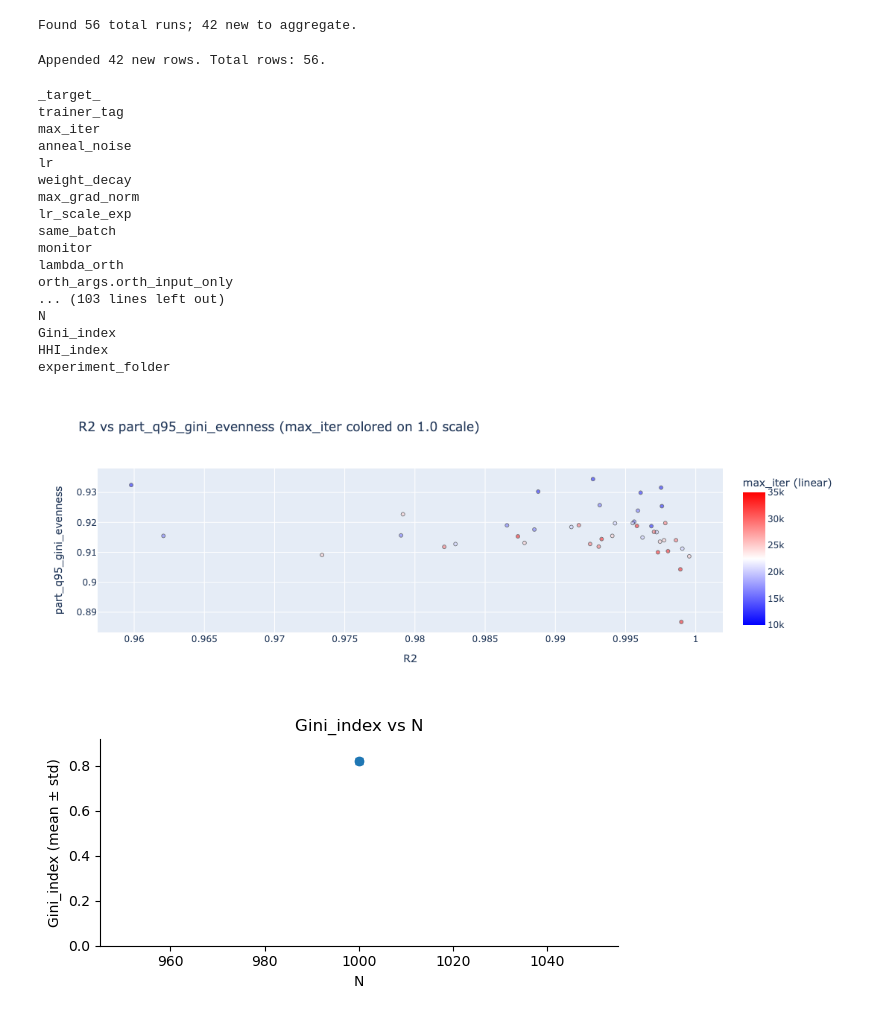
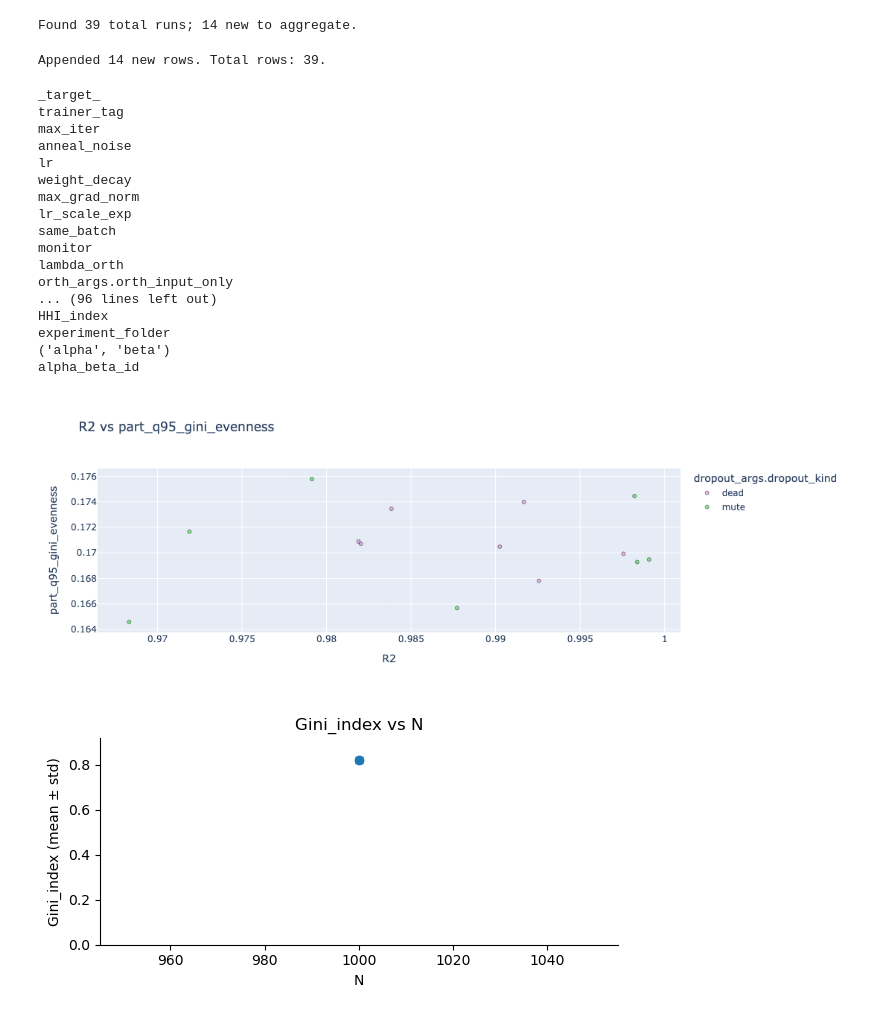
Before and after one commit to engellab/trainRNNbrain, a Jupyter notebook: jupyter/RNNs statistics.ipynb, the cells around one changed output. Drawn from its saved outputs; the diff is of its cells as text; code cells hidden in the pictures.

```diff
--- a/jupyter/RNNs statistics.ipynb
+++ b/jupyter/RNNs statistics.ipynb
@@ -205,8 +205,10 @@ from omegaconf import OmegaConf
 # --- inputs ---
 root = Path('/Users/tolmach/Documents/GitHub/trainRNNbrain/data/trained_RNNs')
 parent_folders = [
-    'CDDM_BareTraining-794a7f3_BaseTrainer',
-    'CDDM_SparsityAndSMagPenMISweep-794a7f3_BaseTrainer'
+    'CDDM_SparsityAndFRMag-ab-77398e_BaseTrainer',
+    'CDDM_DropoutSweep-77398e_BaseTrainer'
+    # 'CDDM_BareTraining-794a7f3_BaseTrainer',
+    # 'CDDM_SparsityAndSMagPenMISweep-794a7f3_BaseTrainer'
     # 'CDDM_SMagPenOnly-794a7f3_BaseTrainer',
     # 'CDDM_SparsityOnly-794a7f3_BaseTrainer',
     # 'CDDM_SparsityAndSMagPen-4988ff1_BaseTrainer',
@@ -296,7 +298,7 @@ for p in tqdm(new_paths):
 
     task.coherences = np.array([-0.5, -0.2, -0.1, -0.05, 0, 0.05, 0.1, 0.2, 0.5])
     input_batch, _, _ = task.get_batch()
-    trajectories, _ = analyzer.get_trajectories(input_batch)
+    trajectories, _ = analyzer.get_firing_rate_trajectories(input_batch)
 
     participation = np.std(trajectories, axis=(1, 2)) + np.quantile(np.abs(trajectories), axis=(1, 2), q=0.9)
 
@@ -361,12 +363,16 @@ if rows:
 else:
     print("No new rows to add.")
 # %% [output]
-Found 56 total runs; 42 new to aggregate.
+Found 39 total runs; 14 new to aggregate.
-Appended 42 new rows. Total rows: 56.
+Appended 14 new rows. Total rows: 39.
 # %%
 pickle.dump(consolidated_data, open("./RNN_data.pkl", "wb"))
 # %%
 # consolidated_data["score"] = pd.to_numeric([float(f.split("_")[0]) for f in consolidated_data["folder"]], errors="coerce")
+# %%
+ab = consolidated_data[["frm_args.alpha", "frm_args.beta"]].astype(int)
+consolidated_data[("alpha", "beta")] = list(zip(consolidated_data["frm_args.alpha"], consolidated_data["frm_args.beta"]))
+consolidated_data["alpha_beta_id"] = consolidated_data[("alpha", "beta")].map({(0,0):0,(0,1):1,(1,0):2,(1,1):3}).astype("Int64")
 # %%
 for c in list(consolidated_data.columns):
     print(c)
@@ -383,11 +389,11 @@ same_batch
 monitor
 lambda_orth
 orth_args.orth_input_only
-... (103 lines left out)
-N
-Gini_index
+... (96 lines left out)
 HHI_index
 experiment_folder
+('alpha', 'beta')
+alpha_beta_id
 # %%
 import numpy as np, pandas as pd, plotly.express as px
 
@@ -403,17 +409,18 @@ df = pd.DataFrame(consolidated_data)
 #         df["path"].astype(str).str.extract(r"(?:^|[^A-Za-z0-9])R2(?:=|_|-)([0-9]*\.?[0-9]+)")[0],
 #         errors="coerce"
 #     )
-
+df = df.rename(columns=lambda c: f"{c[0]}_{c[1]}" if isinstance(c, tuple) else str(c))
 df = df.dropna(subset=["R2"])
 df = df[df["R2"] > 0.75]
 df = df[df["experiment_folder"].isin([
-    "CDDM_SparsityAndSMagPenMISweep-794a7f3_BaseTrainer",
+    # "CDDM_SparsityAndFRMag-ab-77398e_BaseTrainer",
+    "CDDM_DropoutSweep-77398e_BaseTrainer"
     # "CDDM_BareTraining-794a7f3_BaseTrainer",
     # 'CDDM_PositiveBiasesOnly02-1020a33_BaseTrainer'
 ])]
 
 
-column = "max_iter"
+column = "dropout_args.dropout_kind"
 scale = "linear"  # "linear" or "log" (only applies when numeric)
 
 raw = df[column]
@@ -454,34 +461,34 @@ if is_numeric:
         title=f"{x} vs {y} ({column} colored on {scale} scale)"
     )
     fig.update_layout(coloraxis_colorbar=dict(title=cbar_title, tickvals=tickvals, ticktext=ticktext))
 
 else:
     cat_col = f"{column}_str"
     df[cat_col] = raw.astype(str).fillna("NA")
 
     order = sorted(pd.unique(df[cat_col]), key=lambda s: (s == "NA", s))
     seq = distinct_hex_colors(len(order), seed=0)
     color_map = dict(zip(order, seq))
 
     hover_col = "experiment_folder"  # or "folder" if that’s what you want shown
     fig = px.scatter(
         df, x=x, y=y,
         color=cat_col if not is_numeric else color_col,
         hover_name=hover_col,
         hover_data={"path": False, "N": True, x: True, y: True, "max_iter": True},  # optional extras; delete if you want minimal
         category_orders={cat_col: order} if not is_numeric else None,
         color_discrete_map=color_map if not is_numeric else None,
         color_continuous_scale=[(0, "blue"), (0.5, "white"), (1, "red")] if is_numeric else None,
         title=f"{x} vs {y}"
     )
     fig.update_layout(legend_title_text=column)
 
 fig.update_layout(autosize=False, width=800 * scale, height=400 * scale)
 fig.update_traces(marker=dict(opacity=0.5, size=5 * scale, line=dict(width=1, color="black")))
 fig.write_image(f"statistics_{x}_vs_{y}.svg")
 fig.show()
 # %% [output]
-[figure, old version]
+[figure, new version]
 # %%
 for col in ['Gini_index', 'meanA', 'tVar', 'mWout', 'mWinp', 'mWrec_exc', 'mWrec_inh', 'R2']:
     g = df.groupby('N')[col].agg(['mean','var','count']).reset_index().sort_values('N')
```
Also changed, not shown: 11 other files.
